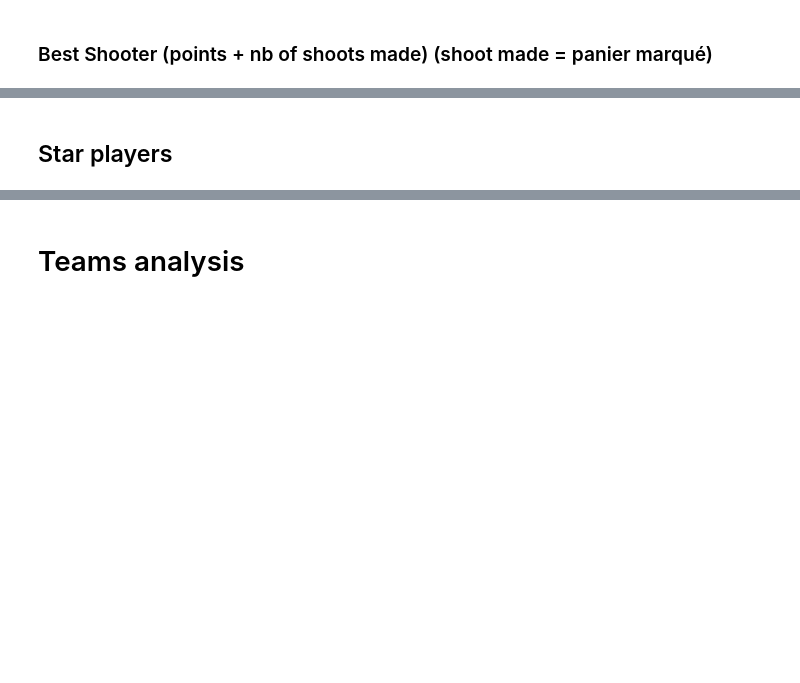
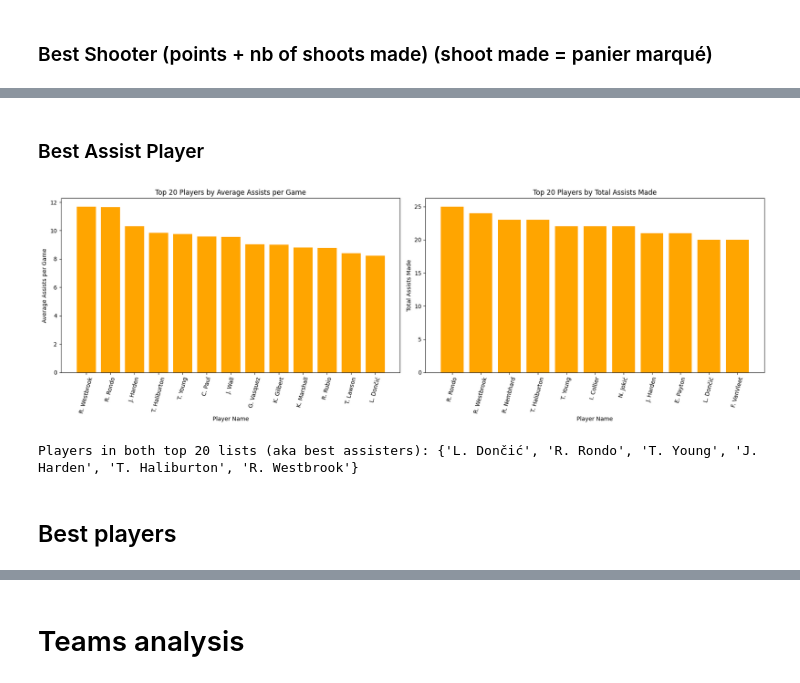
Before and after one commit to Caro-13/data_viz_NBA_Hyp_A, a Jupyter notebook: test_best_player.ipynb, the cells around one changed output, grey strips where cells are left out. Saved outputs shown, nothing was run; the diff lists cells and outputs as text; code cells hidden in the pictures; blank space fills up the shorter version.

```diff
--- a/test_best_player.ipynb
+++ b/test_best_player.ipynb
@@ -396,3 +306,34 @@ Players in both top 20 lists (aka best rebounders): {'Rudy Gobert', 'Dwight Howa
+# %% [markdown]
+### Best Assist Player
+# %%
+# get best assist player
+best_assist_player_global = player_boxscores.sort_values(by="ast", ascending=False).head(20)
+
+best_assist_player_global["little_name"] = best_assist_player_global["player_id"].apply(get_player_little_name)
+
+
+#subplot of top_player_assists_avg and player_assists_total head(20)
+fig, axes = plt.subplots(1, 2, figsize=(18, 6))
+axes[0].bar(top_player_assists_avg["little_name"], top_player_assists_avg["assists"], color='orange')
+axes[0].set_xlabel("Player Name")
+axes[0].set_ylabel("Average Assists per Game")
+axes[0].set_title("Top 20 Players by Average Assists per Game")
+axes[0].tick_params(axis='x', rotation=75)
+axes[1].bar(best_assist_player_global["little_name"], best_assist_player_global["ast"], color='orange')
+axes[1].set_xlabel("Player Name")
+axes[1].set_ylabel("Total Assists Made")
+axes[1].set_title("Top 20 Players by Total Assists Made")
+axes[1].tick_params(axis='x', rotation=75)
+plt.tight_layout()
+plt.show()
+
+
+#get all players that are in top_player_assists_avg and player_assists_total
+best_assister_players = set(best_assist_player_global["little_name"].head(20)).intersection(set(top_player_assists_avg["little_name"].head(20)))
+print("Players in both top 20 lists (aka best assisters):", best_assister_players)
+# %% [output]
+[figure, added]
+Players in both top 20 lists (aka best assisters): {'L. Dončić', 'R. Rondo', 'T. Young', 'J. Harden', 'T. Haliburton', 'R. Westbrook'}
 # %% [markdown]
-## Star players
+## Best players
 # %%
```
Also changed, not shown: parts of 24 cells of this notebook.
